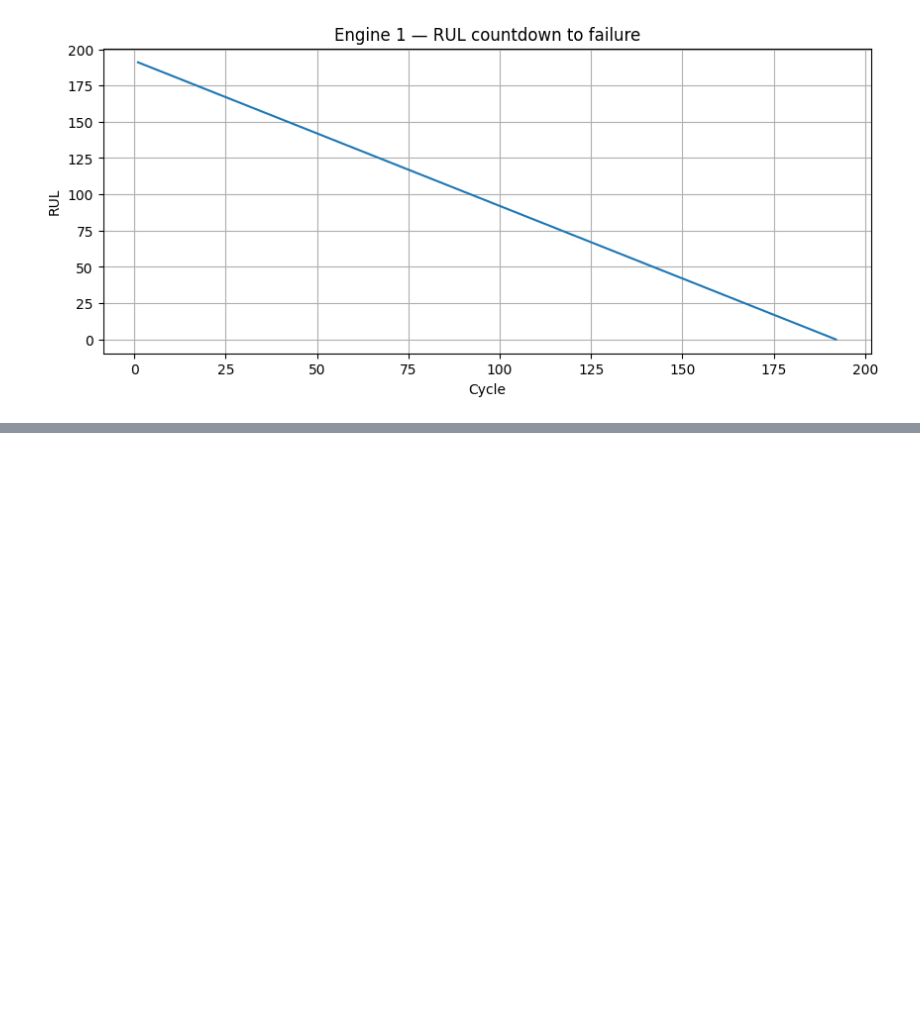
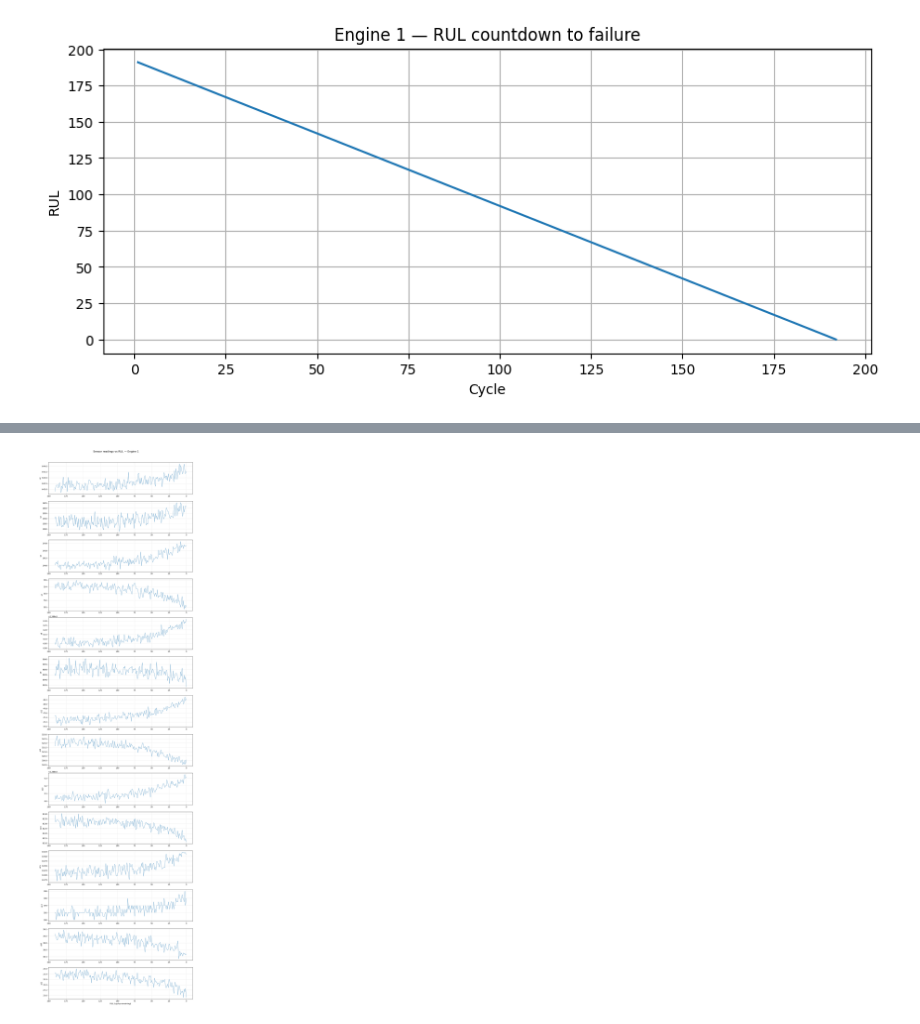
Before and after one commit to ardacakil/RUL-predictor, a Jupyter notebook: notebooks/01_eda.ipynb, the cells around one changed output, grey strips where cells are left out. Cells and saved outputs as stored; diff of their text form; code cells hidden in the pictures; blank space fills up the shorter version.

```diff
--- a/notebooks/01_eda.ipynb
+++ b/notebooks/01_eda.ipynb
@@ -80,0 +145,10 @@ plt.show()
+# %%
+#standard deviation for each sensor
+sensor_std = df[sensor_cols].std()
+print(sensor_std.sort_values())
+flat_sensors = sensor_std[sensor_std < 0.01].index.tolist()
+print("Dropping:", flat_sensors)
+
+useful_sensors = [s for s in sensor_cols if s not in flat_sensors]
+print("Keeping:", useful_sensors)
+print(f"Reduced from {len(sensor_cols)} to {len(useful_sensors)} sensors")
@@ -80,0 +173,16 @@ plt.show()
+# %%
+fig, axes = plt.subplots(len(useful_sensors), 1, figsize=(12, len(useful_sensors)*3))
+
+for i, sensor in enumerate(useful_sensors):
+    engine_1 = df[df['engine_id'] == 1]
+    axes[i].plot(engine_1['RUL'], engine_1[sensor], linewidth=0.8)
+    axes[i].set_ylabel(sensor)
+    axes[i].invert_xaxis()  # RUL goes from high to 0, so flip x-axis
+    axes[i].grid(True, alpha=0.3)
+
+axes[-1].set_xlabel('RUL (cycles remaining)')
+plt.suptitle('Sensor readings vs RUL — Engine 1', y=1.01, fontsize=14)
+plt.tight_layout()
+plt.show()
+# %% [output]
+[figure, added]
```
Also changed, not shown: parts of 4 cells of this notebook.
